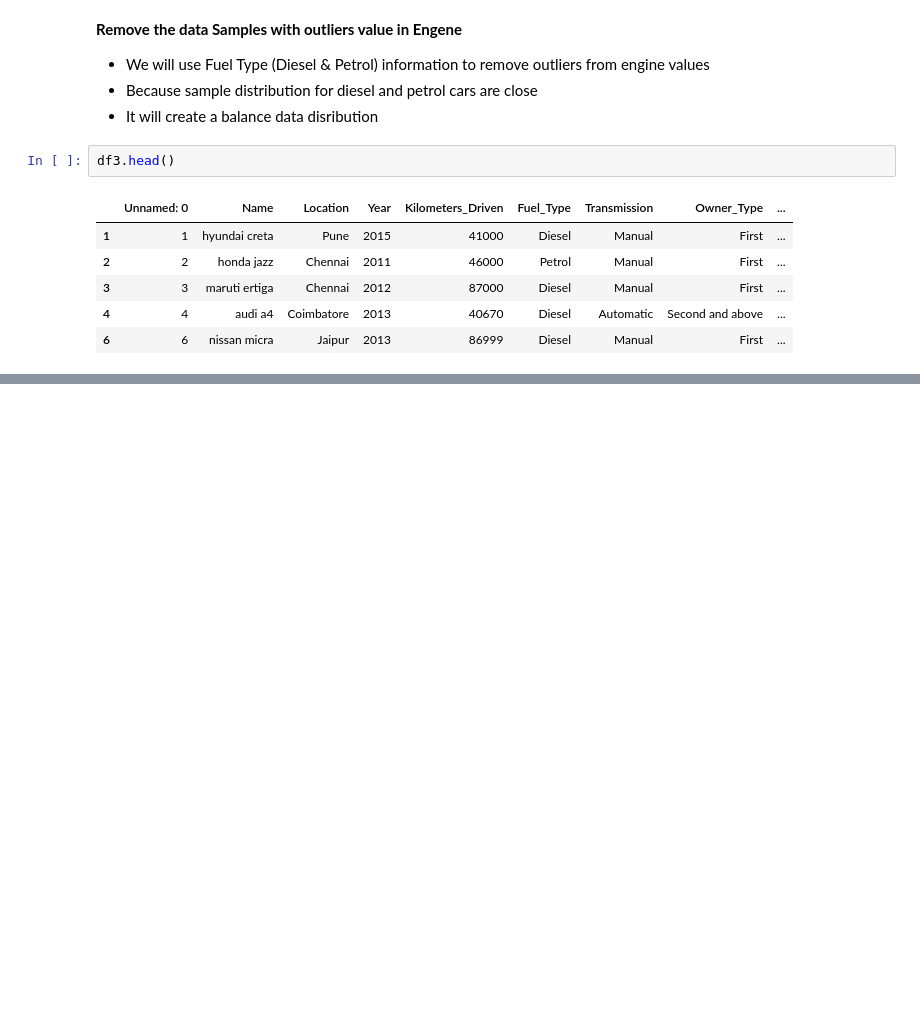
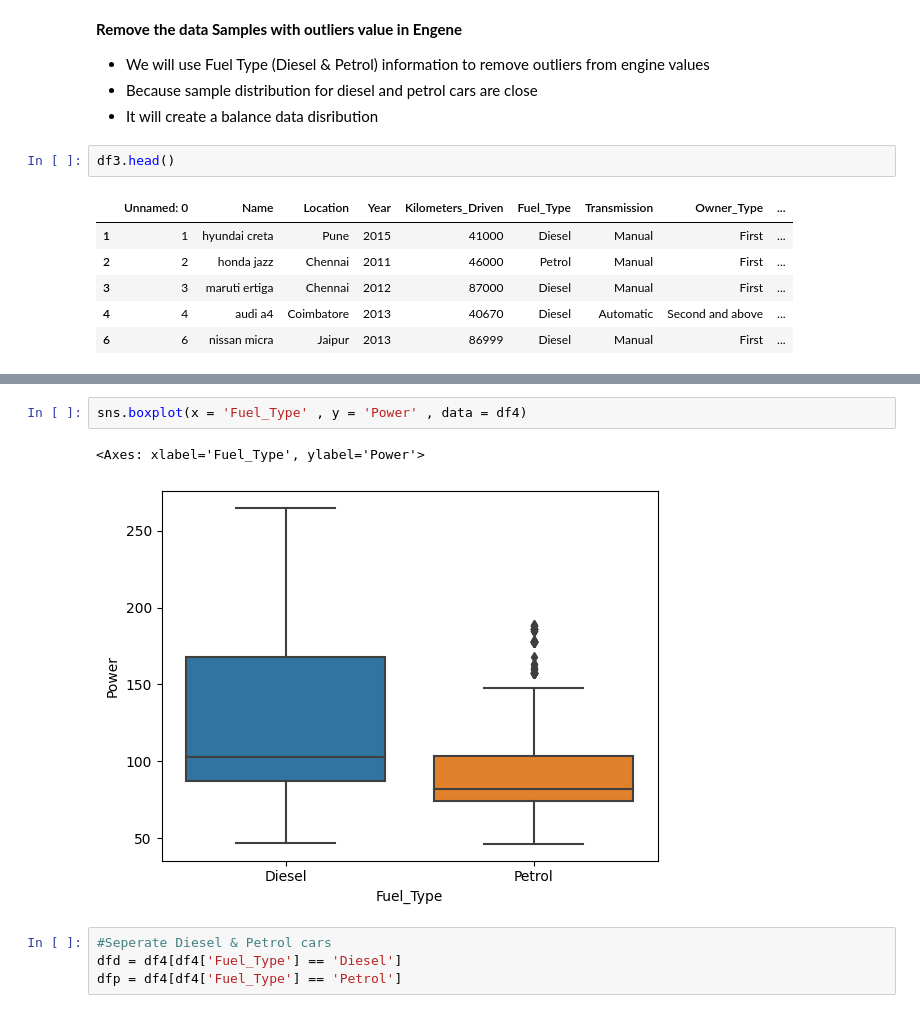
Before and after one commit to hiteshmishra052/Car_Price_Prediction, a Jupyter notebook: Car_Price_Prediction.ipynb, the cells around one changed output, grey strips where cells are left out. Saved outputs shown, nothing was run; the diff lists cells and outputs as text; blank space fills up the shorter version.

```diff
--- a/Car_Price_Prediction.ipynb
+++ b/Car_Price_Prediction.ipynb
@@ -499,0 +736,9 @@ df3.head()
+# %%
+sns.boxplot(x = 'Fuel_Type' , y = 'Power' , data = df4)
+# %% [output]
+<Axes: xlabel='Fuel_Type', ylabel='Power'>
+[figure, added]
+# %%
+#Seperate Diesel & Petrol cars
+dfd = df4[df4['Fuel_Type'] == 'Diesel']
+dfp = df4[df4['Fuel_Type'] == 'Petrol']
```
Also changed, not shown: parts of 34 cells of this notebook.
